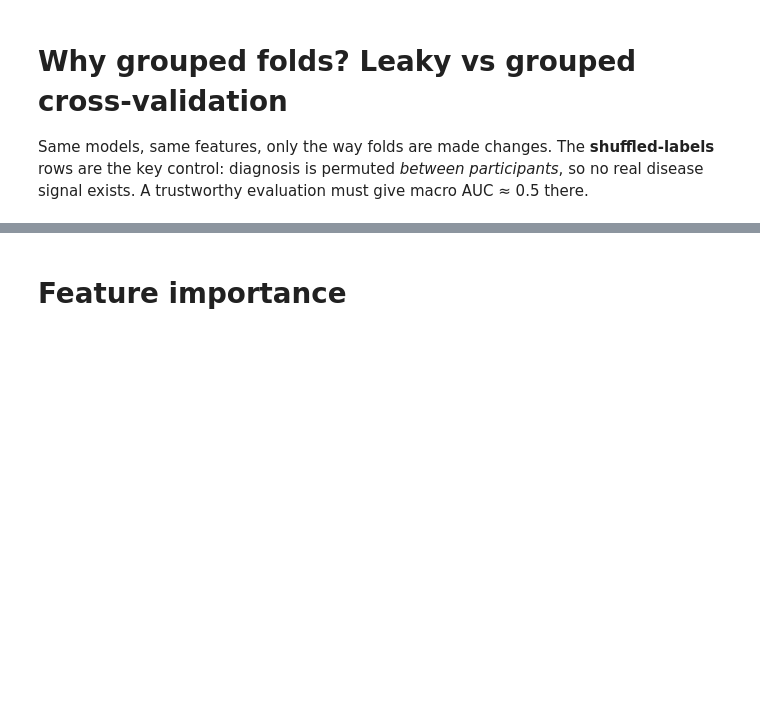
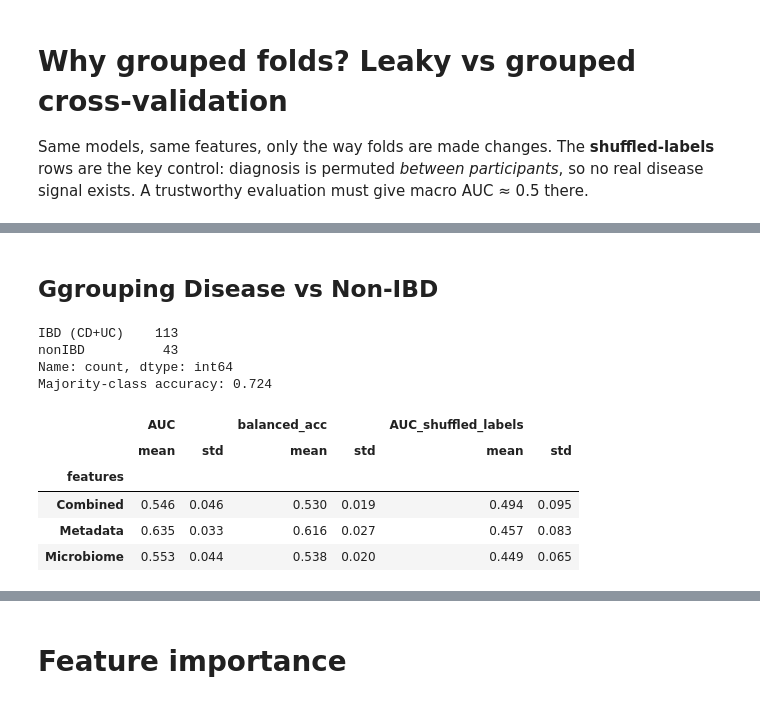
Before and after one commit to hector-ahg/predictive-microbiology-course, a Jupyter notebook: notebooks/05_predictive_microbial_ecology.ipynb, the cells around one changed output, grey strips where cells are left out. Cells and saved outputs as stored; diff of their text form; code cells hidden in the pictures; blank space fills up the shorter version.

```diff
--- a/notebooks/05_predictive_microbial_ecology.ipynb
+++ b/notebooks/05_predictive_microbial_ecology.ipynb
@@ -611,3 +611,60 @@ audit
 | Combined | 0.839 | 0.031 | 0.534 | 0.013 | 0.843 | 0.030 | 0.495 | ... |
 | Metadata | 0.803 | 0.018 | 0.525 | 0.034 | 0.706 | 0.041 | 0.436 | ... |
 | Microbiome | 0.834 | 0.027 | 0.531 | 0.018 | 0.808 | 0.034 | 0.432 | ... |
+# %% [markdown]
+## Ggrouping Disease vs Non-IBD
+# %%
+import numpy as np, pandas as pd, matplotlib.pyplot as plt
+from sklearn.model_selection import StratifiedGroupKFold
+from sklearn.ensemble import RandomForestClassifier
+from sklearn.metrics import roc_auc_score, roc_curve, balanced_accuracy_score
+
+# 1 = IBD (CD + UC), 0 = nonIBD
+y_bin = (y.astype(str) != "nonIBD").astype(int).values
+groups = np.asarray(groups)
+print(pd.Series(y_bin).value_counts().rename({1: "IBD (CD+UC)", 0: "nonIBD"}))
+print("Majority-class accuracy:", round(max(y_bin.mean(), 1 - y_bin.mean()), 3))
+
+def oof_proba(X, yv, seed, n_splits=5):
+    """Out-of-fold P(IBD) with participant-grouped folds."""
+    X = X.reset_index(drop=True)
+    p = np.zeros(len(yv))
+    cv = StratifiedGroupKFold(n_splits=n_splits, shuffle=True, random_state=seed)
+    for tr, te in cv.split(X, yv, groups):
+        rf = RandomForestClassifier(n_estimators=300, class_weight="balanced",
+                                    random_state=seed, n_jobs=-1)
+        rf.fit(X.iloc[tr], yv[tr])
+        p[te] = rf.predict_proba(X.iloc[te])[:, 1]
+    return p
+
+def binary_audit(feature_sets, n_repeats=10):
+    rng = np.random.default_rng(0)
+    part_y = pd.Series(y_bin, index=groups).groupby(level=0).first()
+    rows, oof = [], {}
+    for name, X in feature_sets.items():
+        for r in range(n_repeats):
+            p = oof_proba(X, y_bin, seed=r)
+            # control: diagnosis shuffled BETWEEN participants (no real signal)
+            y_perm = pd.Series(rng.permutation(part_y.values), index=part_y.index).loc[groups].values
+            p0 = oof_proba(X, y_perm, seed=r)
+            rows.append({"features": name,
+                         "AUC": roc_auc_score(y_bin, p),
+                         "balanced_acc": balanced_accuracy_score(y_bin, p >= 0.5),
+                         "AUC_shuffled_labels": roc_auc_score(y_perm, p0)})
+            oof.setdefault(name, []).append(p)
+    raw = pd.DataFrame(rows)
+    return raw.groupby("features").agg(["mean", "std"]).round(3), raw, oof
+
+summary, raw, oof = binary_audit({"Microbiome": X_micro, "Metadata": X_meta, "Combined": X_combined})
+summary
+# %% [output]
+IBD (CD+UC)    113
+nonIBD          43
+Name: count, dtype: int64
+Majority-class accuracy: 0.724
+|  | AUC |  | balanced_acc |  | AUC_shuffled_labels |  |
+|  | mean | std | mean | std | mean | std |
+| features |  |  |  |  |  |  |
+| Combined | 0.546 | 0.046 | 0.530 | 0.019 | 0.494 | 0.095 |
+| Metadata | 0.635 | 0.033 | 0.616 | 0.027 | 0.457 | 0.083 |
+| Microbiome | 0.553 | 0.044 | 0.538 | 0.020 | 0.449 | 0.065 |
```
Also changed, not shown: parts of 1 cell of this notebook.
